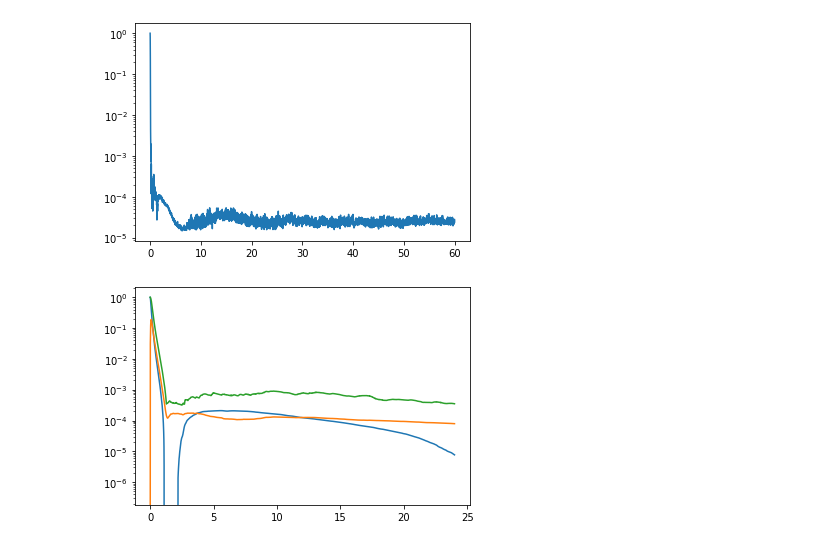
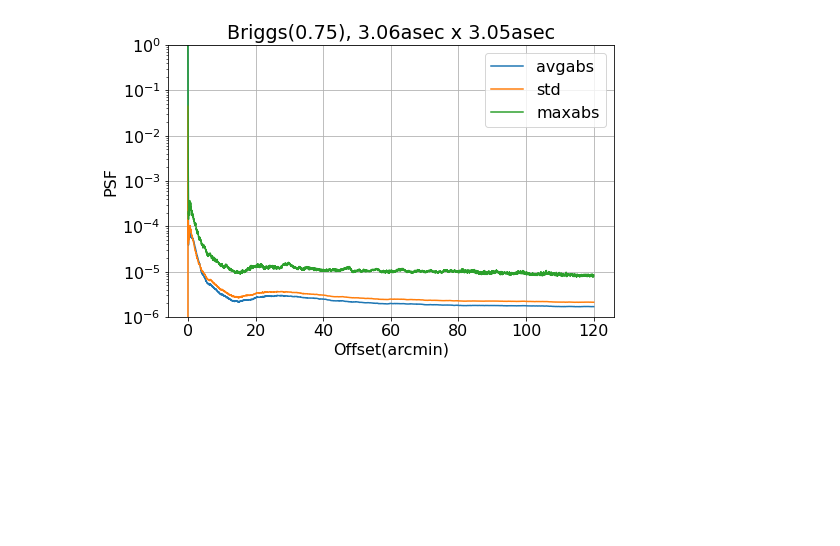
Before and after one commit to yupinghuang/sim-toolkit, a Jupyter notebook: notebooks/visualize-psf.ipynb, the cells around one changed output. Saved outputs shown, nothing was run; the diff lists cells and outputs as text; code cells hidden in the pictures; blank space fills up the shorter version.

```diff
--- a/notebooks/visualize-psf.ipynb
+++ b/notebooks/visualize-psf.ipynb
@@ -11,2 +5,5 @@ _, radial_average2, radial_std2, radial_maxabs2 = get_psf_stats('/lustre/yuping/
+# %%
+dist, radial_average, radial_std, radial_maxabs = get_psf_stats(
+    '/safepool/data/AJ-15int-4000chan/15x60s-4000chan-briggs-0-75-psf.fits', 2)
 # %%
 from matplotlib import pyplot as plt
@@ -33,2 +10,0 @@ plt.yscale('log')
-# %%
-dist, radial_average, radial_std, radial_maxabs = get_psf_stats('/lustre/yuping/2020-12-28-dsa2000-take2/130chan_60x15s/60x15s-130chan-psf.fits', 1)
@@ -45,14 +11,16 @@ plt.yscale('log')
-# %%
-plt.plot(dist, radial_maxabs)
-plt.yscale('log')
-# %% [output]
-[figure, removed]
-# %%
-dist, radial_average, radial_std, radial_maxabs = get_psf_stats('/lustre/yuping/2020-12-28-dsa2000-take2/pinwheel-natural-psf.fits', 0.4)
 # %%
-plt.plot(dist, radial_average, label='avg')
+plt.figure(figsize=(8,5))
+plt.plot(dist, radial_average, label='avgabs')
 plt.plot(dist, radial_std, label='std')
 plt.plot(dist, radial_maxabs, label='maxabs')
+plt.xlabel('Offset(arcmin)')
+plt.ylabel('PSF')
 plt.yscale('log')
+plt.grid()
+plt.ylim([1e-6, 1])
+plt.title('Briggs(0.75), 3.06asec x 3.05asec')
+plt.legend()
+
+matplotlib.rcParams.update({'font.size': 16})
 # %% [output]
-[figure, old version]
+[figure, new version]
```
Also changed, not shown: parts of 20 cells of this notebook, 5 other files.
